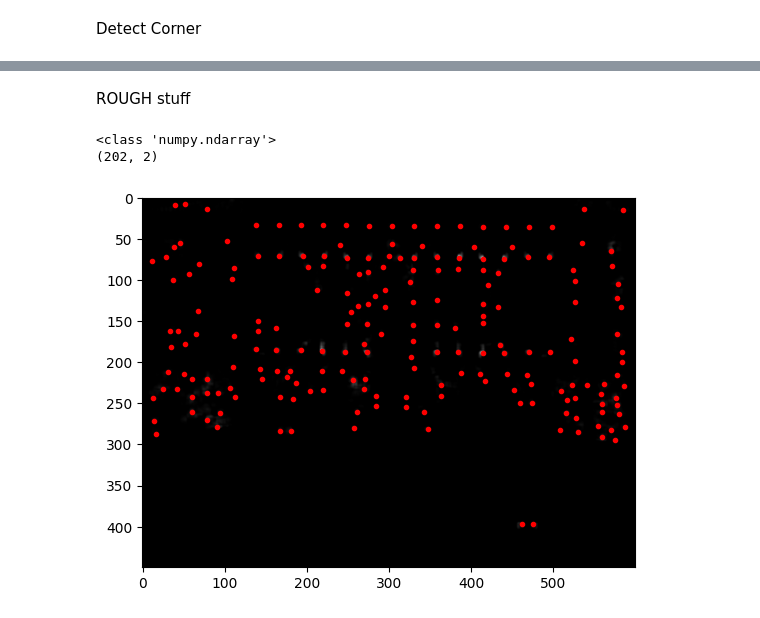
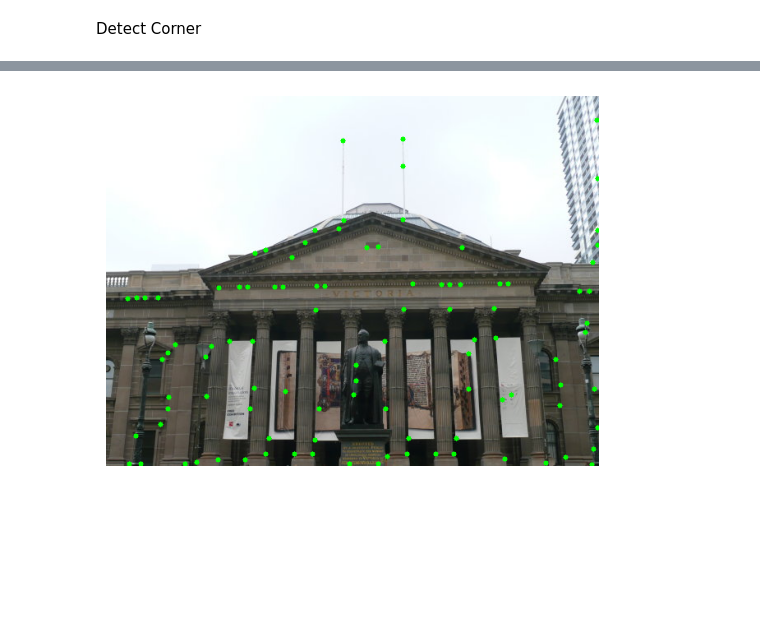
Before and after one commit to neehalsharrma/RBE549-S25-S01, a Jupyter notebook: hw1-myautopano/Phase1/Code/feature_generator.ipynb, the cells around one changed output, grey strips where cells are left out. Drawn from its saved outputs; the diff is of its cells as text; code cells hidden in the pictures; blank space fills up the shorter version.

```diff
--- a/hw1-myautopano/Phase1/Code/feature_generator.ipynb
+++ b/hw1-myautopano/Phase1/Code/feature_generator.ipynb
@@ -186,3 +51,0 @@ Trying to match features of two images
-# %%
-image_path= r"C:\Users\91744\Desktop\rbe 549\P1_starter_code\YourDirectoryID_p1\Phase1\Data\Train\Set1\1.jpg"
-image_path2= r"C:\Users\91744\Desktop\rbe 549\P1_starter_code\YourDirectoryID_p1\Phase1\Data\Train\Set1\2.jpg"
@@ -545,14 +56,48 @@ cv2.destroyAllWindows()
-# %% [markdown]
-ROUGH stuff
-# %%
-# Visualising corners of image2
-# Visualising local maxima points
-print(type(local_maximas2))
-print(local_maximas2.shape)
-plt.imshow(probab_corner2, cmap='gray')
-plt.plot(local_maximas2[:, 1], local_maximas2[:, 0], 'r.')
-plt.show()
-# %% [output]
-<class 'numpy.ndarray'>
-(202, 2)
-[figure, removed]
+# %%
+def anms(corners: np.ndarray, num_corners: int) -> np.ndarray:
+    """
+    Apply Adaptive Non-Maximal Suppression (ANMS) to the detected corners.
+
+    Parameters:
+    corners (np.ndarray): Array of detected corners.
+    num_corners (int): Number of corners to retain after ANMS.
+
+    Returns:
+    np.ndarray: Array of corners retained after ANMS.
+    """
+    # Initialize radii with infinity
+    radii = np.full(corners.shape[0], np.inf)
+
+    # Calculate suppression radius for each corner
+    for i, corner in enumerate(corners):
+        for j, other_corner in enumerate(corners):
+            if i != j:  # Skip the same corner
+                # Check if the other corner is stronger than the current corner
+                if np.all(corner < other_corner):
+                    # Calculate the Euclidean distance between corners
+                    dist = np.linalg.norm(corner - other_corner)
+                    # Update the suppression radius with the minimum distance
+                    radii[i] = min(radii[i], dist)
+
+    # Select the top num_corners corners based on the suppression radius
+    top_indices = np.argsort(radii)[-num_corners:]
+    top_corners = corners[top_indices]
+
+    return top_corners
+
+# Apply ANMS to the detected corners
+num_corners = 100  # Number of corners to retain after ANMS
+anms_corners = anms(shi_tomasi_corners.reshape(-1, 2), num_corners)
+
+# Draw ANMS corners on the image
+img_anms = cv2.imread(image_path)
+for corner in anms_corners:
+    x, y = corner.ravel()
+    cv2.circle(img_anms, (x, y), 3, (0, 255, 0), -1)
+
+# Display the image with ANMS corners using matplotlib
+plt.imshow(cv2.cvtColor(img_anms, cv2.COLOR_BGR2RGB))
+plt.axis("off")
+plt.show()
+# %% [output]
+[figure, added]
```
Also changed, not shown: parts of 28 cells of this notebook, 1 other file.
